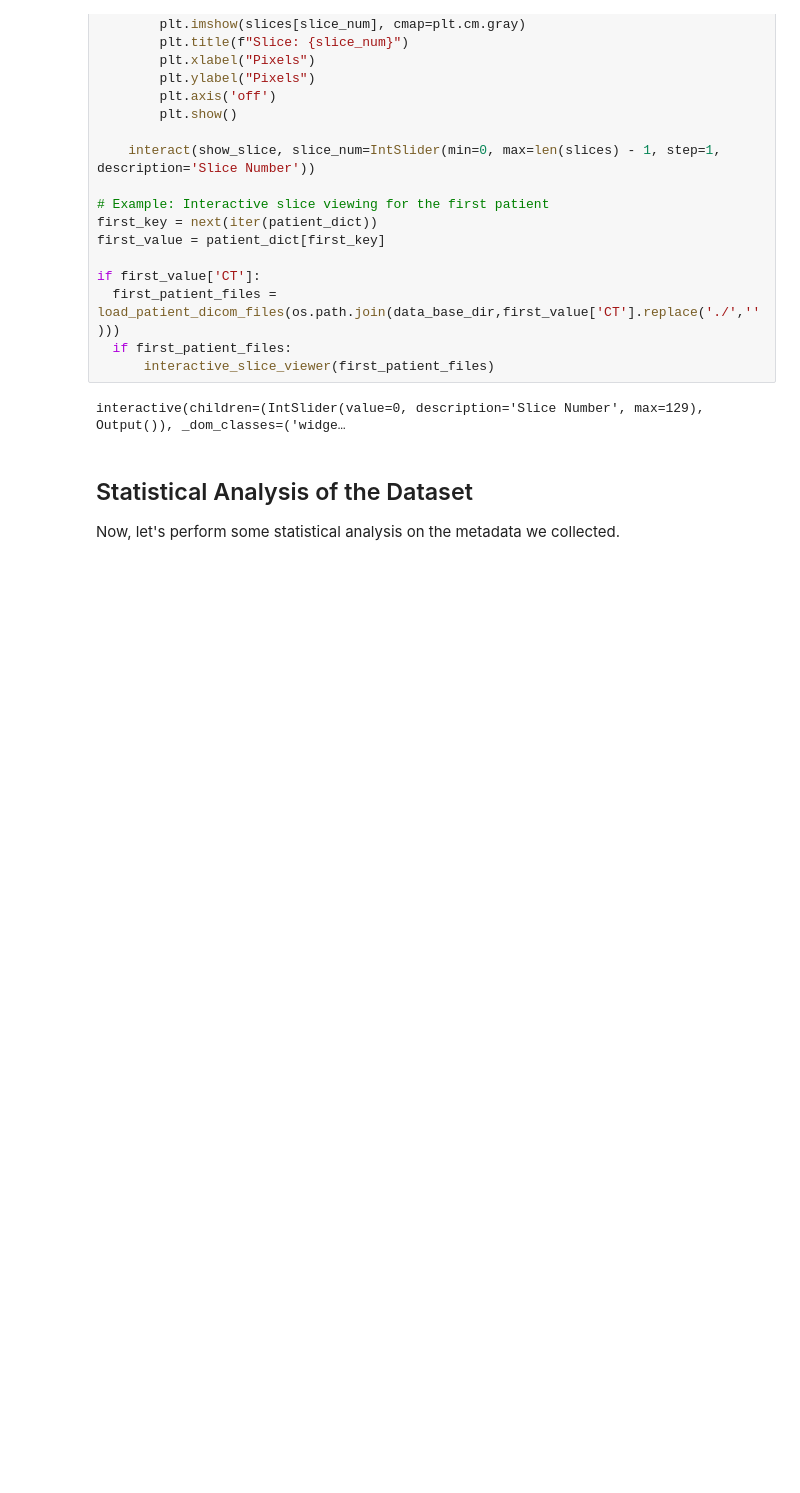
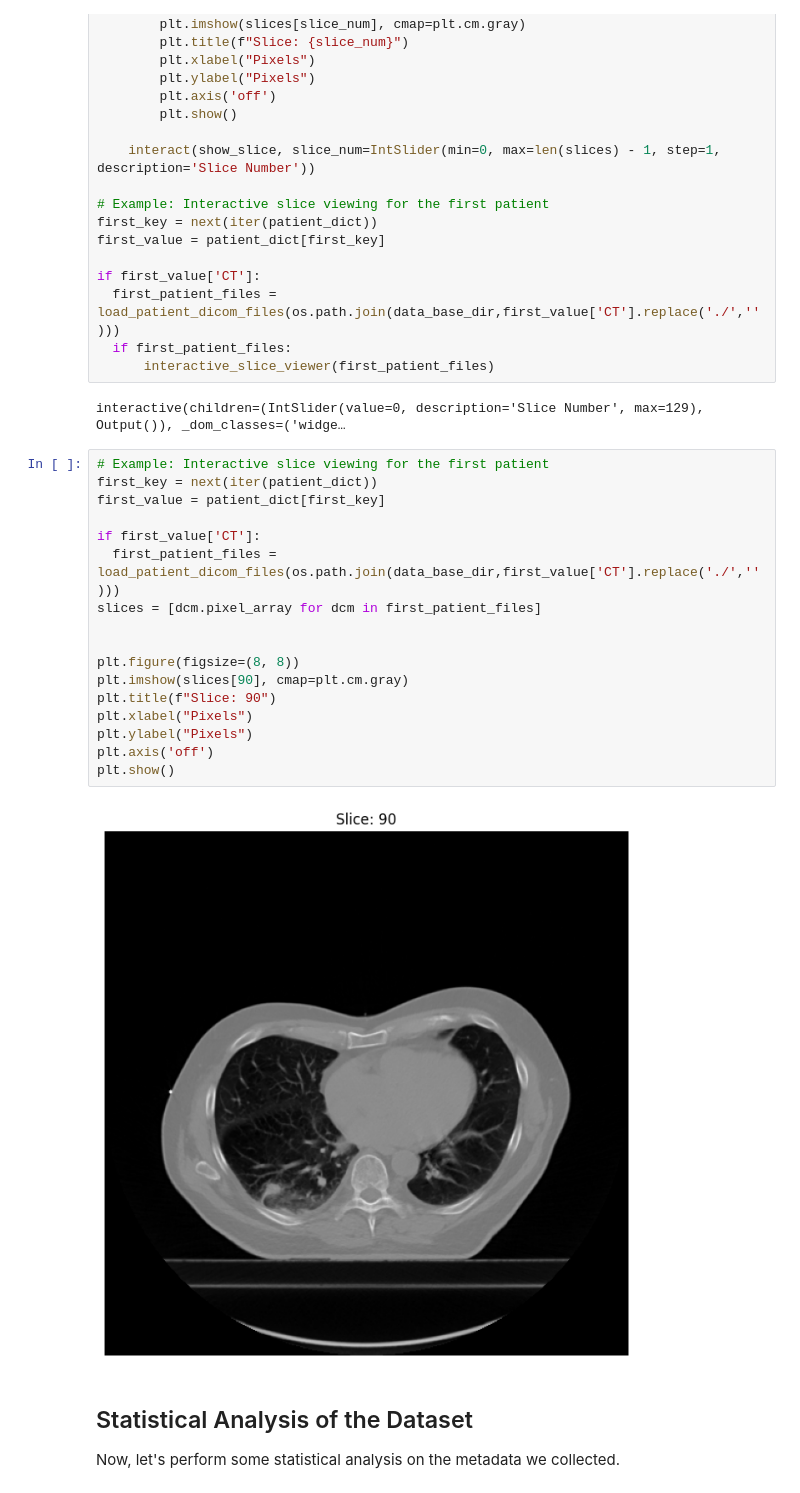
Before and after one commit to AndreaBaraldi99/Lungs-Segmentation, a Jupyter notebook: Lctsc_dataset.ipynb, the cells around one changed output. Drawn from its saved outputs; the diff is of its cells as text; blank space fills up the shorter version.

```diff
--- a/Lctsc_dataset.ipynb
+++ b/Lctsc_dataset.ipynb
@@ -177,6 +180,25 @@ if first_value['CT']:
       interactive_slice_viewer(first_patient_files)
 # %% [output]
 interactive(children=(IntSlider(value=0, description='Slice Number', max=129), Output()), _dom_classes=('widge…
+# %%
+# Example: Interactive slice viewing for the first patient
+first_key = next(iter(patient_dict))
+first_value = patient_dict[first_key]
+
+if first_value['CT']:
+  first_patient_files = load_patient_dicom_files(os.path.join(data_base_dir,first_value['CT'].replace('./','')))
+slices = [dcm.pixel_array for dcm in first_patient_files]
+
+
+plt.figure(figsize=(8, 8))
+plt.imshow(slices[90], cmap=plt.cm.gray)
+plt.title(f"Slice: 90")
+plt.xlabel("Pixels")
+plt.ylabel("Pixels")
+plt.axis('off')
+plt.show()
+# %% [output]
+[figure, added]
 # %% [markdown]
 ## Statistical Analysis of the Dataset
 
```
Also changed, not shown: parts of 22 cells of this notebook, 2 other files.
